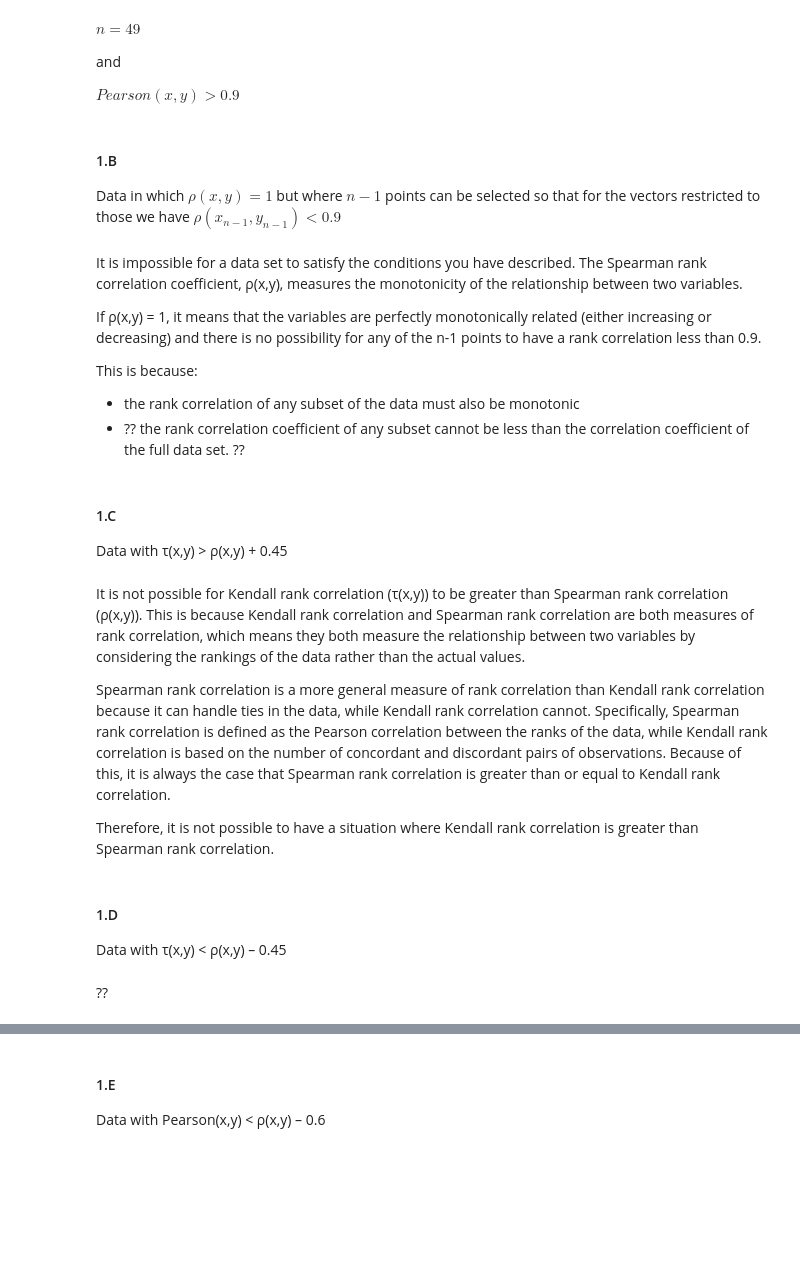
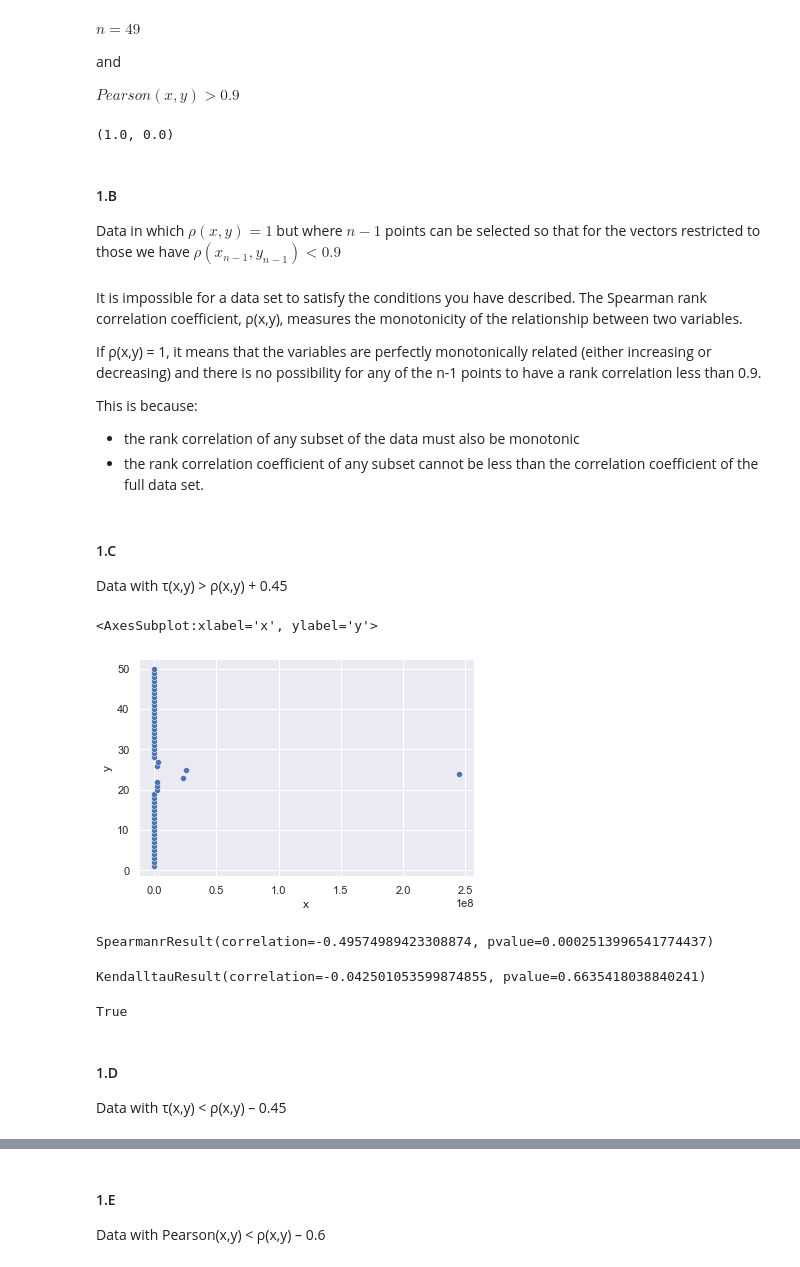
Before and after one commit to ronigold/Statistics_HW, a Jupyter notebook: HW3.ipynb, the cells around one changed output, grey strips where cells are left out. Drawn from its saved outputs; the diff is of its cells as text; code cells hidden in the pictures; blank space fills up the shorter version.

```diff
--- a/HW3.ipynb
+++ b/HW3.ipynb
@@ -63,7 +63,9 @@ $Pearson(x,y) > 0.9$
 x = x[:49]
 y = y[:49]
 # %%
-#scipy.stats.pearsonr(x, y)
+sp.stats.pearsonr(x, y)
+# %% [output]
+(1.0, 0.0)
 # %% [markdown]
 #### 1.B
 Data in which  $\rho(x,y) = 1$ but where $n-1$ points can be selected so that for the vectors restricted to those we have $\rho(x_{n-1},y_{n-1}) < 0.9$
@@ -74,18 +76,32 @@ If ρ(x,y) = 1, it means that the variables are perfectly monotonically related
 
 This is because:
 - the rank correlation of any subset of the data must also be monotonic
-- ?? the rank correlation coefficient of any subset cannot be less than the correlation coefficient of the full data set. ??
+- the rank correlation coefficient of any subset cannot be less than the correlation coefficient of the full data set.
 # %% [markdown]
 #### 1.C
 Data with τ(x,y) > ρ(x,y) + 0.45
-# %% [markdown]
-It is not possible for Kendall rank correlation (τ(x,y)) to be greater than Spearman rank correlation (ρ(x,y)). This is because Kendall rank correlation and Spearman rank correlation are both measures of rank correlation, which means they both measure the relationship between two variables by considering the rankings of the data rather than the actual values.
-
-Spearman rank correlation is a more general measure of rank correlation than Kendall rank correlation because it can handle ties in the data, while Kendall rank correlation cannot. Specifically, Spearman rank correlation is defined as the Pearson correlation between the ranks of the data, while Kendall rank correlation is based on the number of concordant and discordant pairs of observations. Because of this, it is always the case that Spearman rank correlation is greater than or equal to Kendall rank correlation.
-
-Therefore, it is not possible to have a situation where Kendall rank correlation is greater than Spearman rank correlation.
+# %%
+x = [222,333,111,4444,5555,6666,7777,8888,9999,10000,1111,12222,13333,14444,155555,166666,177777,188888,199999, 2222222,2222222,2222222,23333333,244444445,25555555,2666666, 2777777,28,29,30,31,32,33,34,35,36,37,38,39, 40, 41,42,43,44,45,46,47,48,49,50,]
+y = [1,2,3,4,5,6,7,8,9,10,11,12,13,14,15,16,17,18,19, 20,21,22,23,24,25,26, 27,28,29,30,31,32,33,34,35,36,37,38,39, 40, 41,42,43,44,45,46,47,48,49,50,]
+df = pd.DataFrame()
+df['x'] = x
+df['y'] = y
+sns.scatterplot(data=df, x="x", y="y")
+# %% [output]
+<AxesSubplot:xlabel='x', ylabel='y'>
+[figure, added]
+# %%
+sp.stats.spearmanr(x, y)
+# %% [output]
+SpearmanrResult(correlation=-0.49574989423308874, pvalue=0.0002513996541774437)
+# %%
+sp.stats.kendalltau(x, y)
+# %% [output]
+KendalltauResult(correlation=-0.042501053599874855, pvalue=0.6635418038840241)
+# %%
+sp.stats.kendalltau(x, y)[0] > (sp.stats.spearmanr(x, y)[0] + 0.45)
+# %% [output]
+True
 # %% [markdown]
 #### 1.D
 Data with τ(x,y) < ρ(x,y) – 0.45
-# %% [markdown]
-??
```
Also changed, not shown: parts of 44 cells of this notebook.
